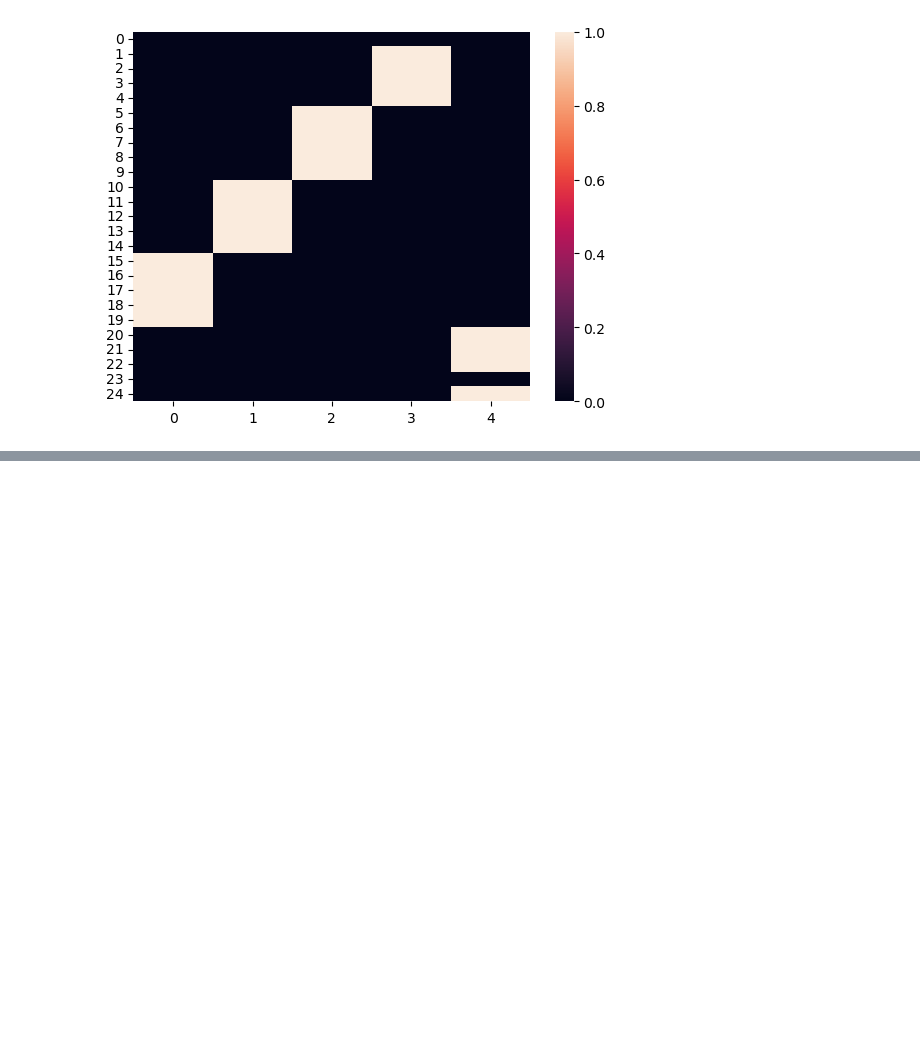
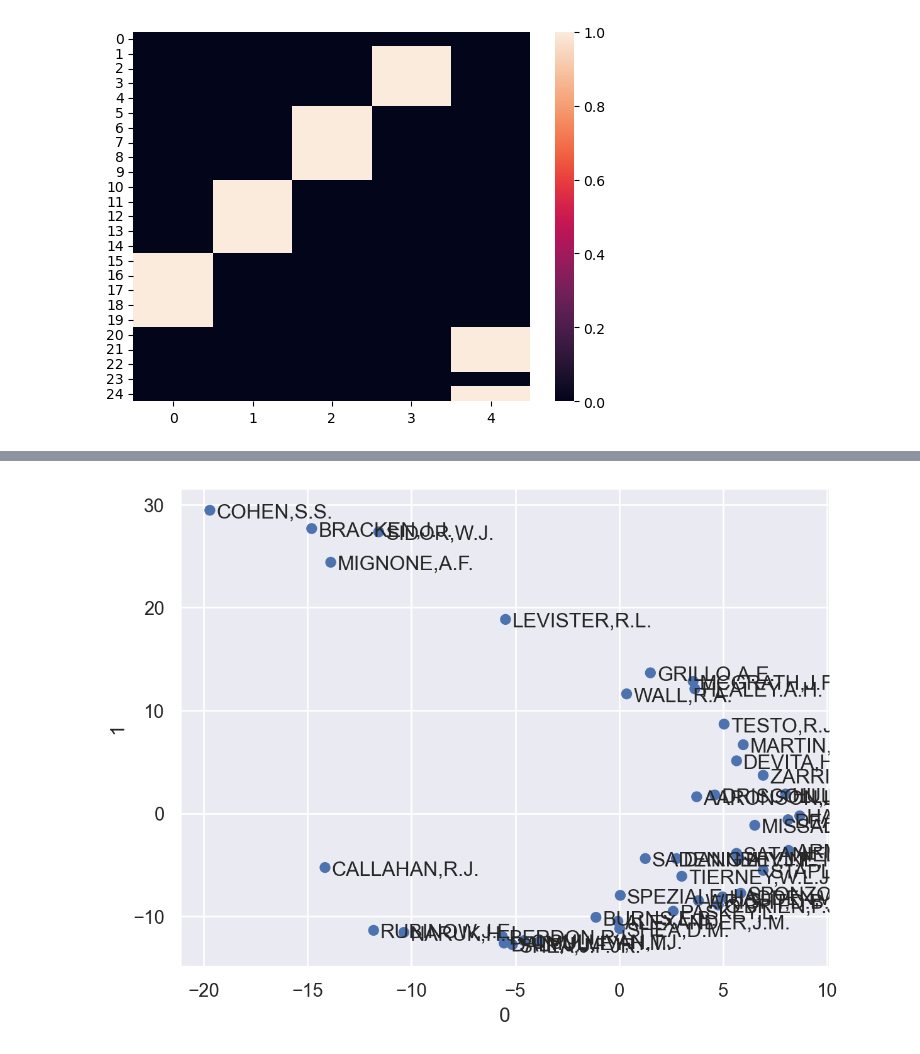
Before and after one commit to klee30810/ADP-study, a Jupyter notebook: stats/kwak/Chap 09. 차원분석.ipynb, the cells around one changed output, grey strips where cells are left out. Drawn from its saved outputs; the diff is of its cells as text; code cells hidden in the pictures; blank space fills up the shorter version.

```diff
--- a/stats/kwak/Chap 09. 차원분석.ipynb
+++ b/stats/kwak/Chap 09. 차원분석.ipynb
@@ -237,0 +265,12 @@ sns.heatmap(fa_valid.values > 0.4);
+# %%
+from scipy.spatial.distance import pdist, squareform
+judge = pd.read_csv("../data/kwak/UsJudgeRatings.csv", index_col=0)
+
+# 거리행렬 제작
+temp = pd.DataFrame(squareform(pdist(judge, metric='euclidean')))
+
+mds = MDS(n_components=2, random_state=1)
+X_mds = pd.DataFrame(mds.fit_transform(temp), index=judge_dist.index)
+so.Plot(X_mds, x=0, y=1, text=X_mds.index).add(so.Dot()).add(so.Text(halign='left'))
+# %% [output]
+[figure, added]
```
Also changed, not shown: parts of 5 cells of this notebook.
